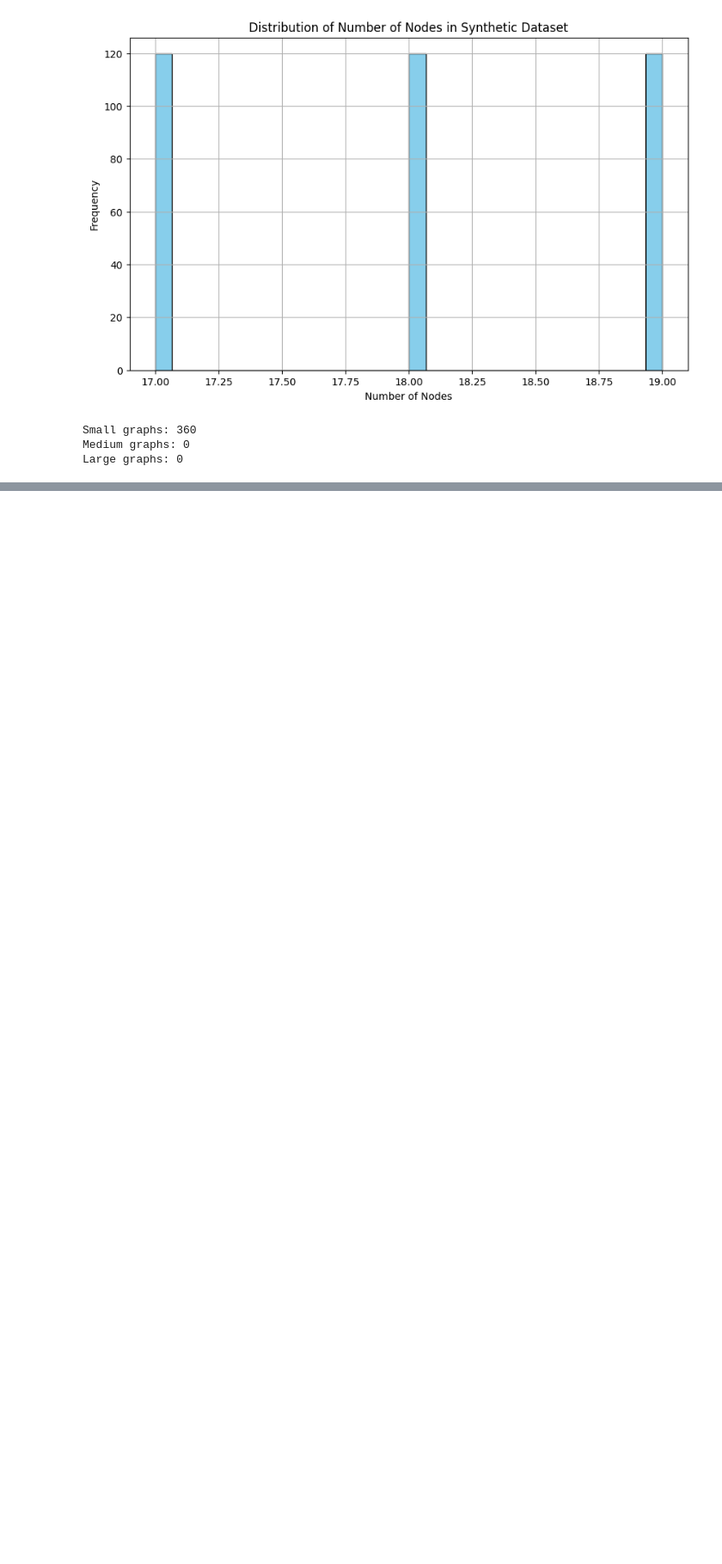
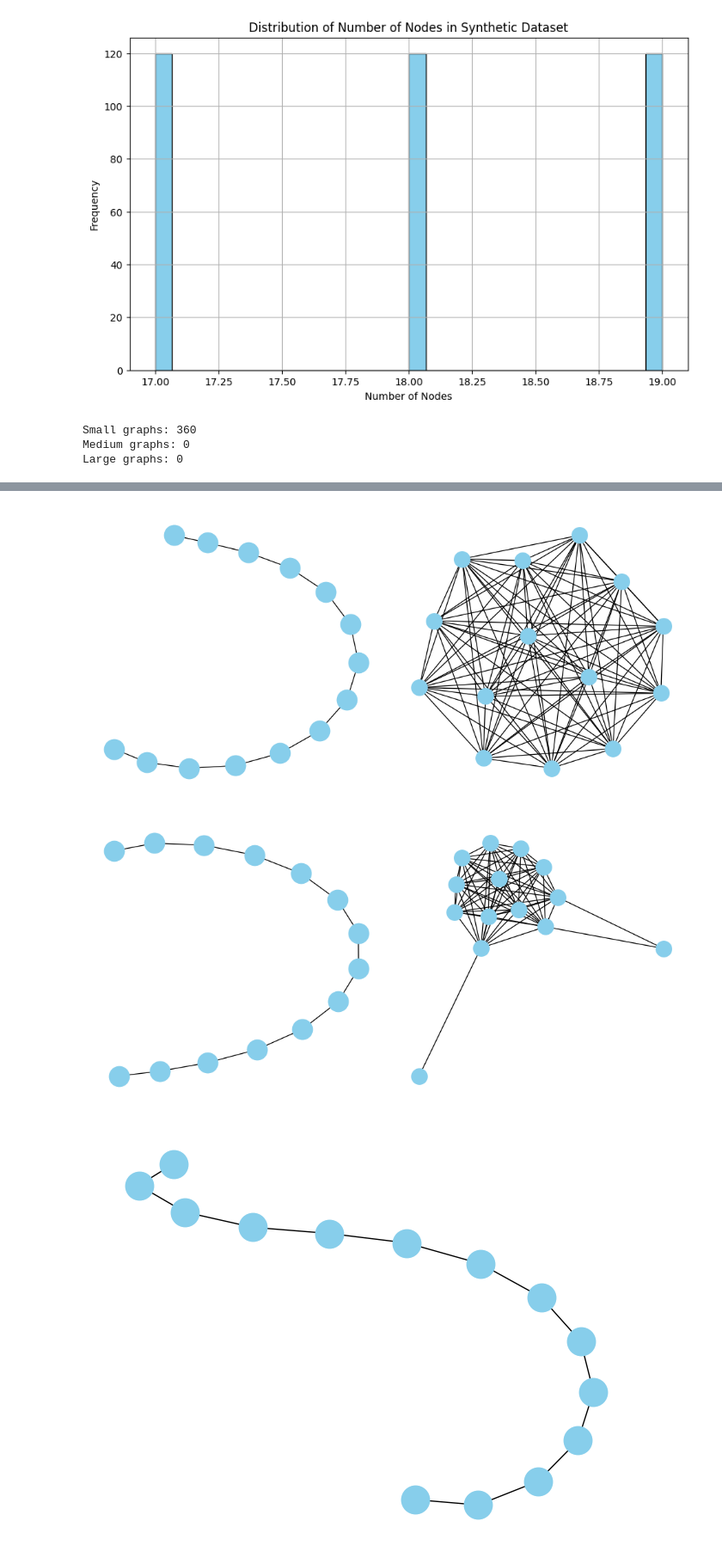
Before and after one commit to tsimiho/gmn, a Jupyter notebook: method1_synthetic.ipynb, the cells around one changed output, grey strips where cells are left out. Shown at 86% size. Saved outputs shown, nothing was run; the diff lists cells and outputs as text; code cells hidden in the pictures; blank space fills up the shorter version.

```diff
--- a/method1_synthetic.ipynb
+++ b/method1_synthetic.ipynb
@@ -1223,3 +1175,10 @@ Correct when k correct: 0.0
 # %%
-# for g in connected:
-#     plot_graph(g)
+for g1, g2 in connected_pairs:
+    plot_graph_pair(g1, g2)
+
+for g in connected:
+    plot_graph(g)
+# %% [output]
+[figure, added]
+[figure, added]
+[figure, added]
```
Also changed, not shown: parts of 7 cells of this notebook, 7 other files.
